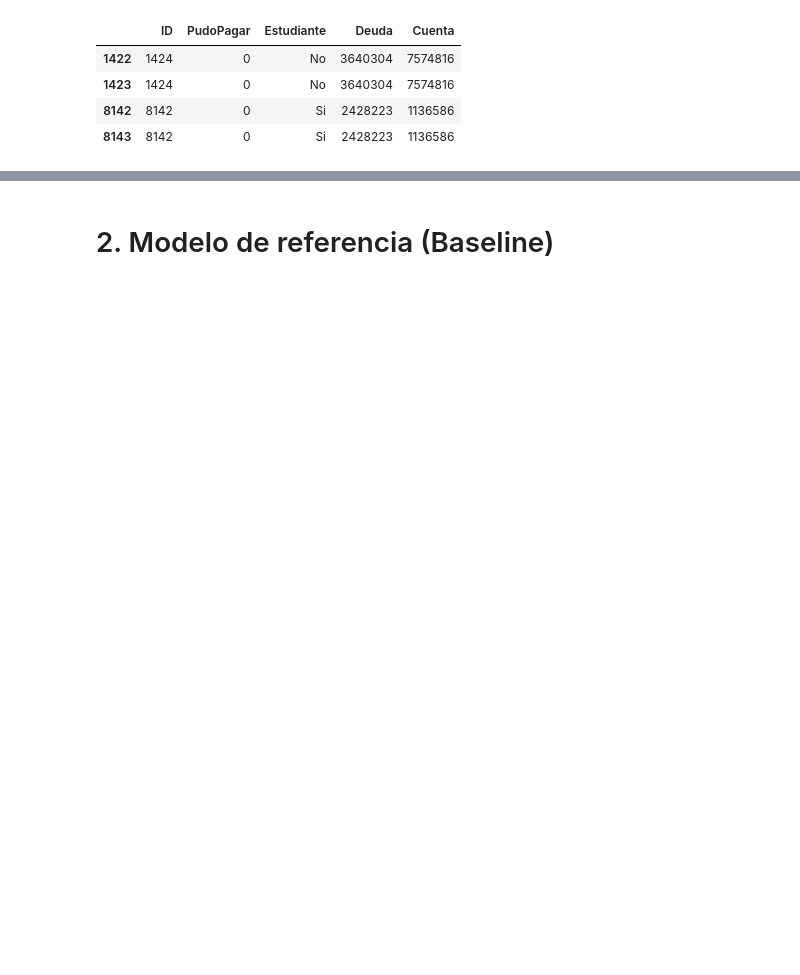
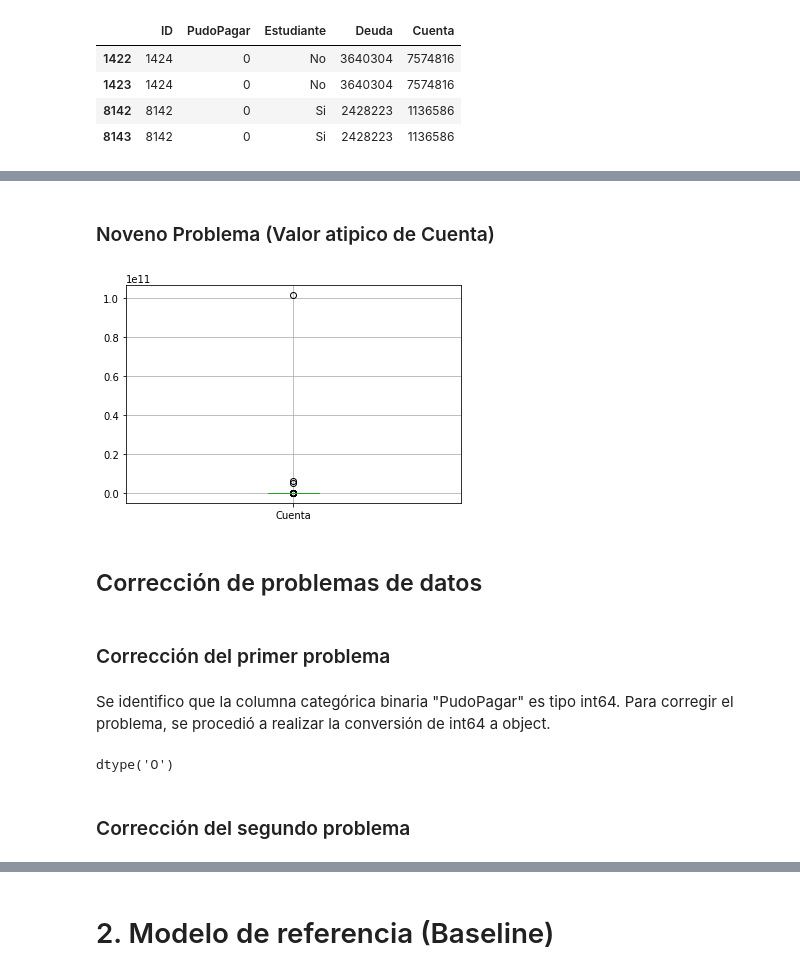
Before and after one commit to Kaiziferr/CursoAnalitica, a Jupyter notebook: Exmaen nuevo/Examen-Practico-2020-01-STUD.ipynb, the cells around one changed output, grey strips where cells are left out. Drawn from its saved outputs; the diff is of its cells as text; code cells hidden in the pictures; blank space fills up the shorter version.

```diff
--- a/Exmaen nuevo/Examen-Practico-2020-01-STUD.ipynb
+++ b/Exmaen nuevo/Examen-Practico-2020-01-STUD.ipynb
@@ -231,0 +203,19 @@ dStud.drop_duplicates(inplace=True)
+# %% [markdown]
+### Noveno Problema (Valor atipico de Cuenta)
+# %%
+fig = dStud.boxplot(column="Cuenta")
+# %% [output]
+[figure, added]
+# %% [markdown]
+## Corrección de problemas de datos
+# %% [markdown]
+### Corrección del primer problema
+# %% [markdown]
+Se identifico que la columna categórica binaria "PudoPagar" es tipo int64. Para corregir el problema, se procedió a realizar la conversión de int64 a object.
+# %%
+dStud["PudoPagar"] = dStud["PudoPagar"].astype(object)
+dStud["PudoPagar"].dtypes
+# %% [output]
+dtype('O')
+# %% [markdown]
+### Corrección del segundo problema
```
Also changed, not shown: parts of 125 cells of this notebook, 4 other files.
